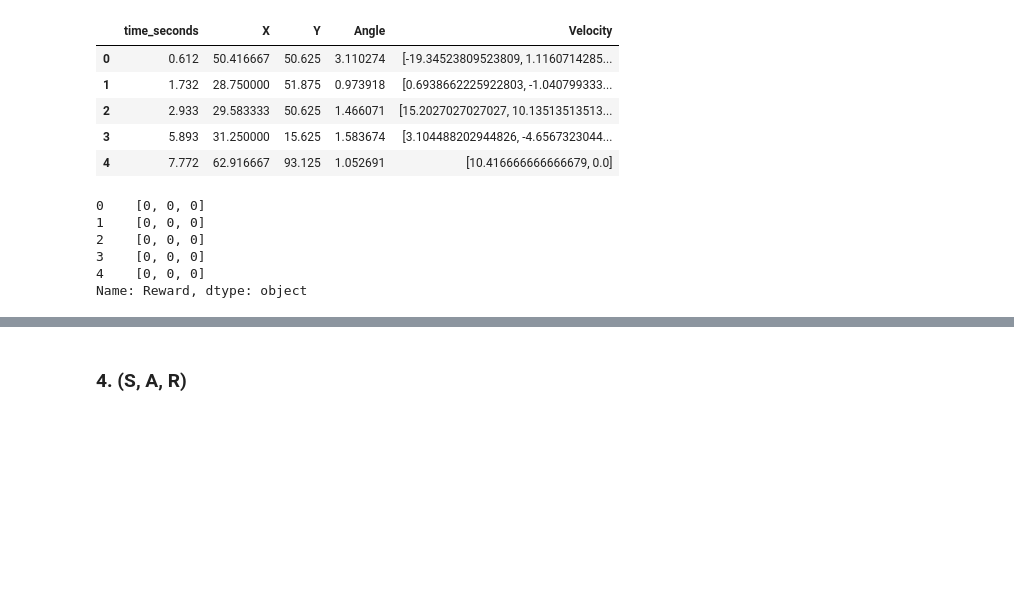
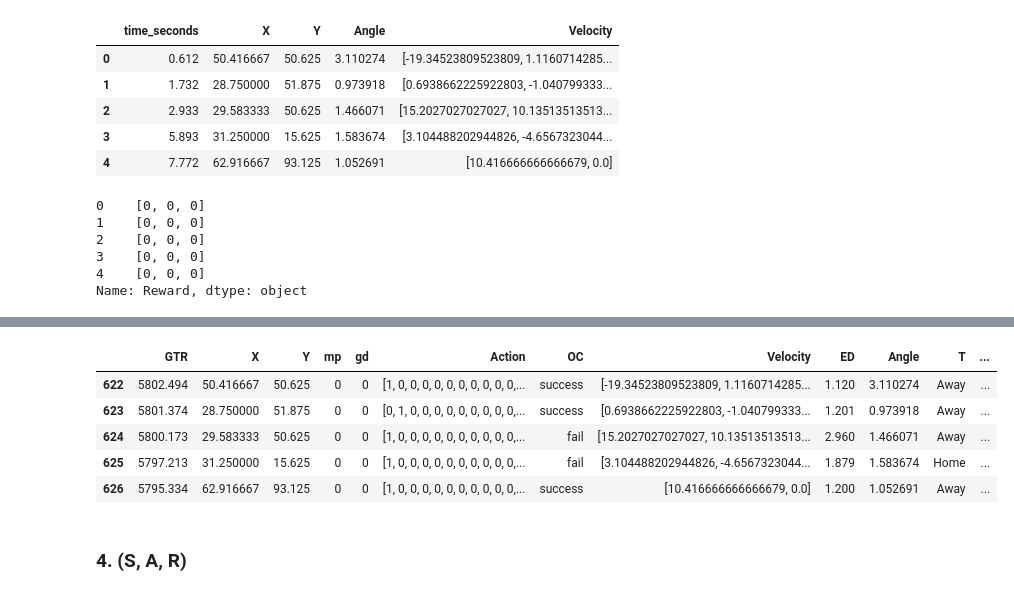
Before and after one commit to menguri/Soccer_Metrics_Lab, a Jupyter notebook: gim/notebook/1. data-preprocess.ipynb, the cells around one changed output, grey strips where cells are left out. Cells and saved outputs as stored; diff of their text form; code cells hidden in the pictures; blank space fills up the shorter version.

```diff
--- a/gim/notebook/1. data-preprocess.ipynb
+++ b/gim/notebook/1. data-preprocess.ipynb
@@ -324,0 +324,2 @@ da[da['type_name'] == 'goal'][['game_id', 'type_name', 'gd']]
+# %%
+dataset.sort_values(['game_id','period_id','time_seconds'], inplace=True)
@@ -325,2 +337,11 @@ da[da['type_name'] == 'goal'][['game_id', 'type_name', 'gd']]
+# %%
+dataset[['GTR', 'X', 'Y', 'mp', 'gd', 'Action', 'OC', 'Velocity', 'ED', 'Angle', 'T', 'Reward', 'game_id']].head()
+# %% [output]
+|  | GTR | X | Y | mp | gd | Action | OC | Velocity | ED | Angle | T | ... |
+| 622 | 5802.494 | 50.416667 | 50.625 | 0 | 0 | [1, 0, 0, 0, 0, 0, 0, 0, 0, 0, 0,... | success | [-19.34523809523809, 1.1160714285... | 1.120 | 3.110274 | Away | ... |
+| 623 | 5801.374 | 28.750000 | 51.875 | 0 | 0 | [0, 1, 0, 0, 0, 0, 0, 0, 0, 0, 0,... | success | [0.6938662225922803, -1.040799333... | 1.201 | 0.973918 | Away | ... |
+| 624 | 5800.173 | 29.583333 | 50.625 | 0 | 0 | [1, 0, 0, 0, 0, 0, 0, 0, 0, 0, 0,... | fail | [15.2027027027027, 10.13513513513... | 2.960 | 1.466071 | Away | ... |
+| 625 | 5797.213 | 31.250000 | 15.625 | 0 | 0 | [1, 0, 0, 0, 0, 0, 0, 0, 0, 0, 0,... | fail | [3.104488202944826, -4.6567323044... | 1.879 | 1.583674 | Home | ... |
+| 626 | 5795.334 | 62.916667 | 93.125 | 0 | 0 | [1, 0, 0, 0, 0, 0, 0, 0, 0, 0, 0,... | success | [10.416666666666679, 0.0] | 1.200 | 1.052691 | Away | ... |
 # %% [markdown]
 ### 4. (S, A, R)
```
Also changed, not shown: parts of 8 cells of this notebook, 3 other files.
